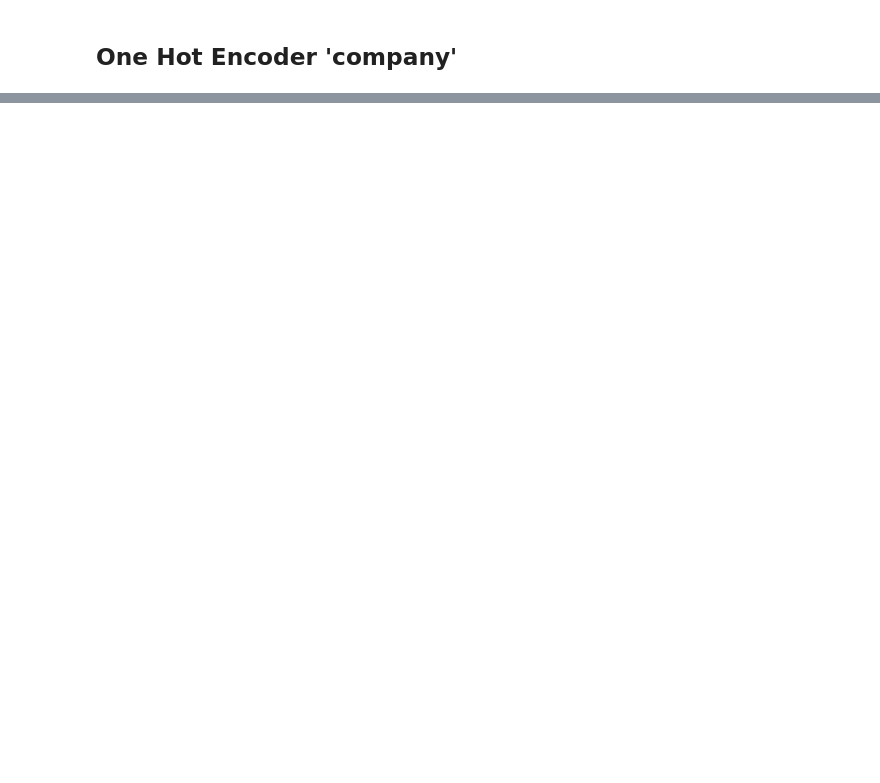
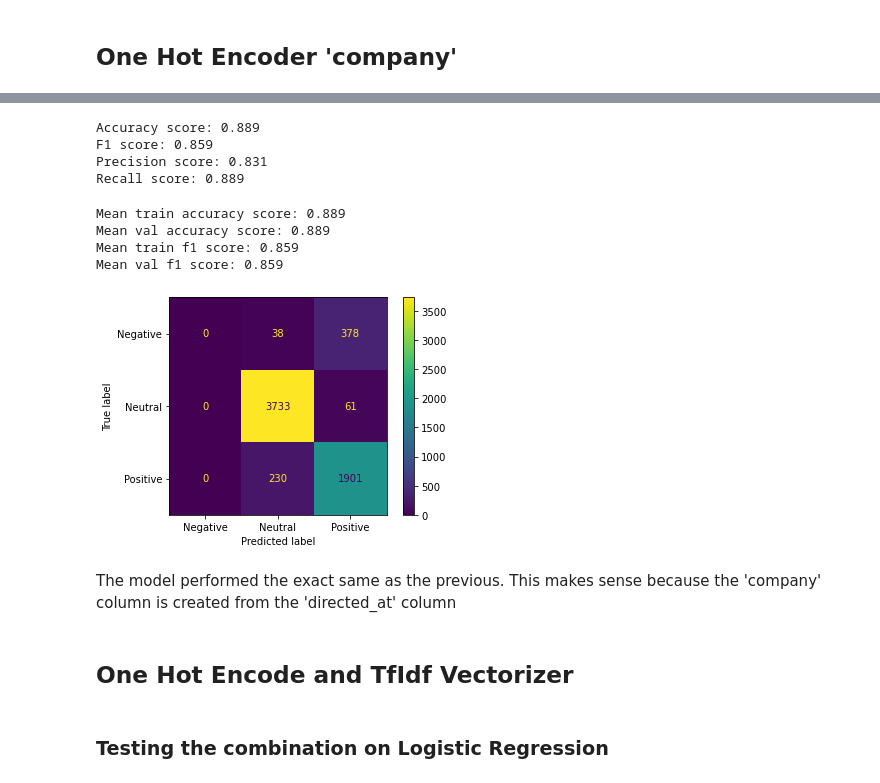
Before and after one commit to Garretthall27/Predicticting-Twitter-Sentiment, a Jupyter notebook: Modeling.ipynb, the cells around one changed output, grey strips where cells are left out. Drawn from its saved outputs; the diff is of its cells as text; code cells hidden in the pictures; blank space fills up the shorter version.

```diff
--- a/Modeling.ipynb
+++ b/Modeling.ipynb
@@ -669,0 +512,5 @@ Mean test f1 score: 0.859
+# %%
+# company one hot encode
+X_train_product = ohe_pipe.fit_transform(X_train['directed_at'])
+X_train_product = pd.DataFrame(X_train_product)
+X_train_product
@@ -669,0 +545,24 @@ Mean test f1 score: 0.859
+# %%
+# instantiate and fit log reg
+logreg = LogisticRegression()
+logreg.fit(X_train_product, y_train)
+
+# print training and validation
+print_metrics(logreg, X_train_product, y_train)
+print_cross_validate(logreg, X_train_product, y_train)
+# %% [output]
+Accuracy score: 0.889
+F1 score: 0.859
+Precision score: 0.831
+Recall score: 0.889
+Mean train accuracy score: 0.889
+Mean val accuracy score: 0.889
+Mean train f1 score: 0.859
+Mean val f1 score: 0.859
+[figure, added]
+# %% [markdown]
+The model performed the exact same as the previous. This makes sense because the 'company' column is created from the 'directed_at' column
+# %% [markdown]
+## One Hot Encode and TfIdf Vectorizer
+# %% [markdown]
+### Testing the combination on Logistic Regression
```
Also changed, not shown: parts of 63 cells of this notebook.
